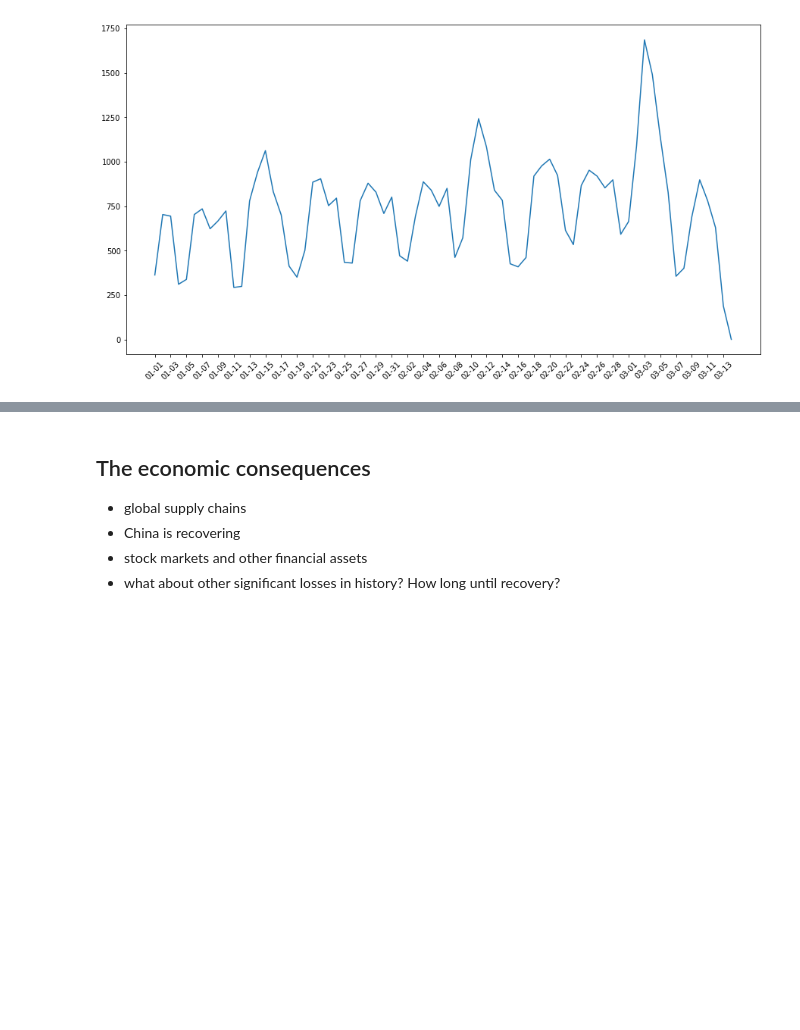
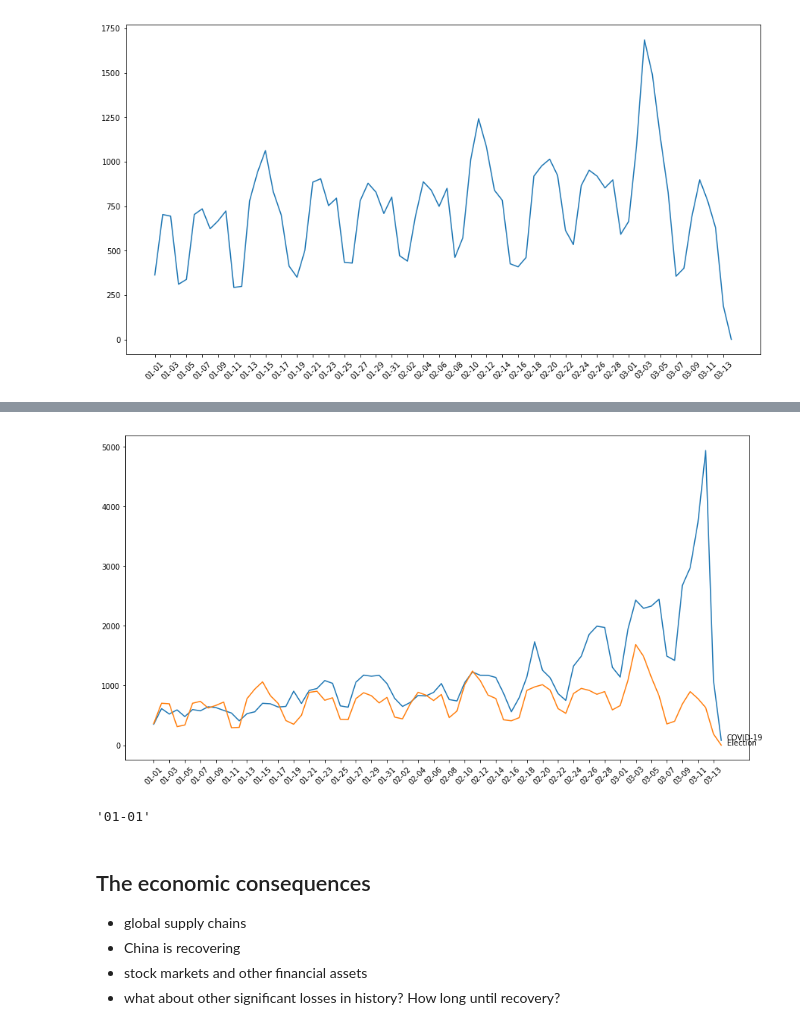
Before and after one commit to hopeman1102/visualize-covid-19, a Jupyter notebook: covid-19.ipynb, the cells around one changed output, grey strips where cells are left out. Cells and saved outputs as stored; diff of their text form; code cells hidden in the pictures; blank space fills up the shorter version.

```diff
--- a/covid-19.ipynb
+++ b/covid-19.ipynb
@@ -226,11 +226,11 @@ df_news_politics['date'] = df_news_politics['publish_date'].apply(lambda x: x[5:
 story_pol_cnt = df_news_politics.groupby('date')['title'].count()
 
 # plot the numbers
-dates = list(story_pol_cnt.index)
-story_count = list(story_pol_cnt.values)
+dates_pol = list(story_pol_cnt.index)
+story_count_pol = list(story_pol_cnt.values)
 
 plt.figure(figsize=[15,8])
-plt.plot(dates, story_count)
+plt.plot(dates_pol, story_count_pol)
 adjust_xticks = dates[::2]
 plt.xticks(adjust_xticks, rotation=45);
 # %% [output]
@@ -238,3 +254,19 @@ plt.xticks(adjust_xticks, rotation=45);
+# %%
+# plot story counts in one plot
+plt.figure(figsize=[15,8])
+
+plt.plot(dates, story_count)
+plt.annotate('COVID-19',xy=(plt.xticks()[0][-1]+0.7, story_count[-1]))
+plt.plot(dates, story_count_pol)
+plt.annotate('Election',xy=(plt.xticks()[0][-1]+0.7, story_count_pol[-1]))
+
+plt.xticks(adjust_xticks, rotation=45);
+# %% [output]
+[figure, added]
+# %%
+df_stories.columns
+# %% [output]
+'01-01'
 # %% [markdown]
 ## The economic consequences
 * global supply chains
```
Also changed, not shown: parts of 3 cells of this notebook.
